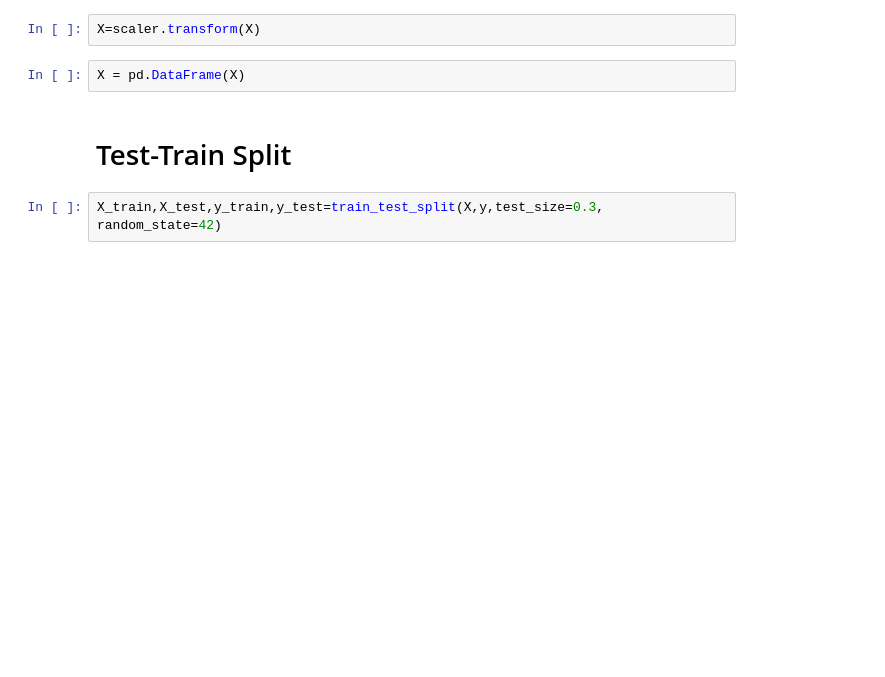
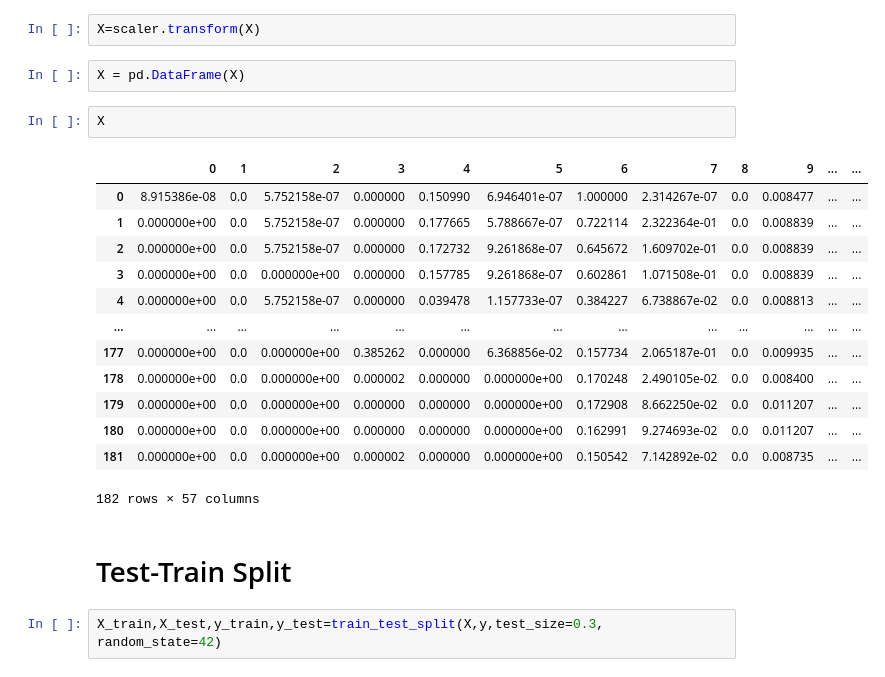
Before and after one commit to Quest-360/Danone_France, a Jupyter notebook: 20-04-2023-Flags.ipynb, the cells around one changed output. Saved outputs shown, nothing was run; the diff lists cells and outputs as text; blank space fills up the shorter version.

```diff
--- a/20-04-2023-Flags.ipynb
+++ b/20-04-2023-Flags.ipynb
@@ -83,6 +114,22 @@ MinMaxScaler()
 X=scaler.transform(X)
 # %%
 X = pd.DataFrame(X)
+# %%
+X
+# %% [output]
+|  | 0 | 1 | 2 | 3 | 4 | 5 | 6 | 7 | 8 | 9 | ... | ... |
+| 0 | 8.915386e-08 | 0.0 | 5.752158e-07 | 0.000000 | 0.150990 | 6.946401e-07 | 1.000000 | 2.314267e-07 | 0.0 | 0.008477 | ... | ... |
+| 1 | 0.000000e+00 | 0.0 | 5.752158e-07 | 0.000000 | 0.177665 | 5.788667e-07 | 0.722114 | 2.322364e-01 | 0.0 | 0.008839 | ... | ... |
+| 2 | 0.000000e+00 | 0.0 | 5.752158e-07 | 0.000000 | 0.172732 | 9.261868e-07 | 0.645672 | 1.609702e-01 | 0.0 | 0.008839 | ... | ... |
+| 3 | 0.000000e+00 | 0.0 | 0.000000e+00 | 0.000000 | 0.157785 | 9.261868e-07 | 0.602861 | 1.071508e-01 | 0.0 | 0.008839 | ... | ... |
+| 4 | 0.000000e+00 | 0.0 | 5.752158e-07 | 0.000000 | 0.039478 | 1.157733e-07 | 0.384227 | 6.738867e-02 | 0.0 | 0.008813 | ... | ... |
+| ... | ... | ... | ... | ... | ... | ... | ... | ... | ... | ... | ... | ... |
+| 177 | 0.000000e+00 | 0.0 | 0.000000e+00 | 0.385262 | 0.000000 | 6.368856e-02 | 0.157734 | 2.065187e-01 | 0.0 | 0.009935 | ... | ... |
+| 178 | 0.000000e+00 | 0.0 | 0.000000e+00 | 0.000002 | 0.000000 | 0.000000e+00 | 0.170248 | 2.490105e-02 | 0.0 | 0.008400 | ... | ... |
+| 179 | 0.000000e+00 | 0.0 | 0.000000e+00 | 0.000000 | 0.000000 | 0.000000e+00 | 0.172908 | 8.662250e-02 | 0.0 | 0.011207 | ... | ... |
+| 180 | 0.000000e+00 | 0.0 | 0.000000e+00 | 0.000000 | 0.000000 | 0.000000e+00 | 0.162991 | 9.274693e-02 | 0.0 | 0.011207 | ... | ... |
+| 181 | 0.000000e+00 | 0.0 | 0.000000e+00 | 0.000002 | 0.000000 | 0.000000e+00 | 0.150542 | 7.142892e-02 | 0.0 | 0.008735 | ... | ... |
+182 rows × 57 columns
 # %% [markdown]
 # Test-Train Split
 # %%
```
Also changed, not shown: parts of 17 cells of this notebook.
